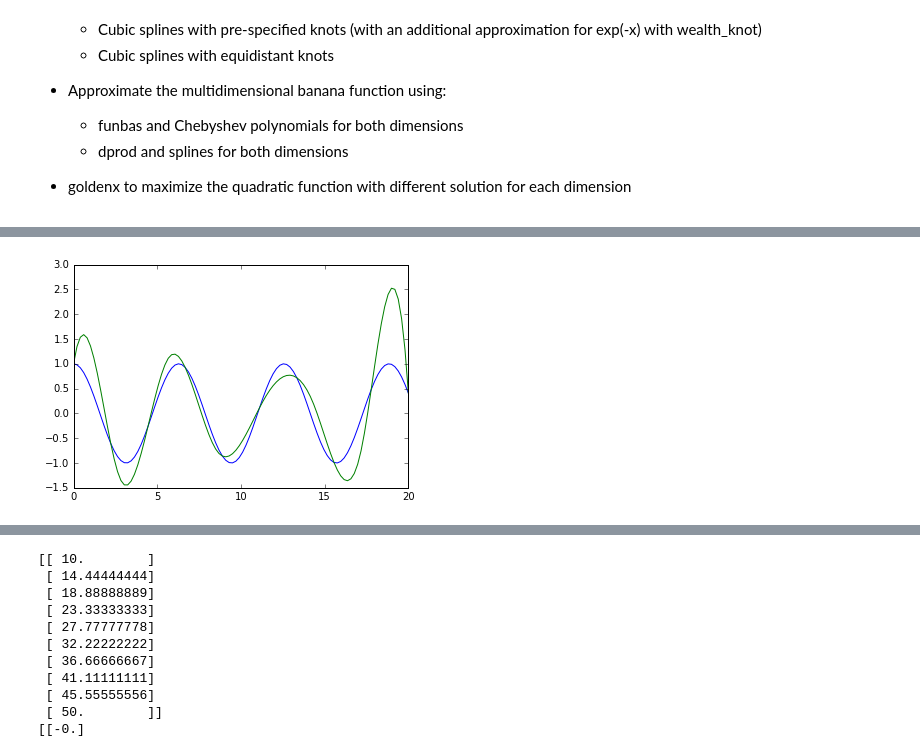
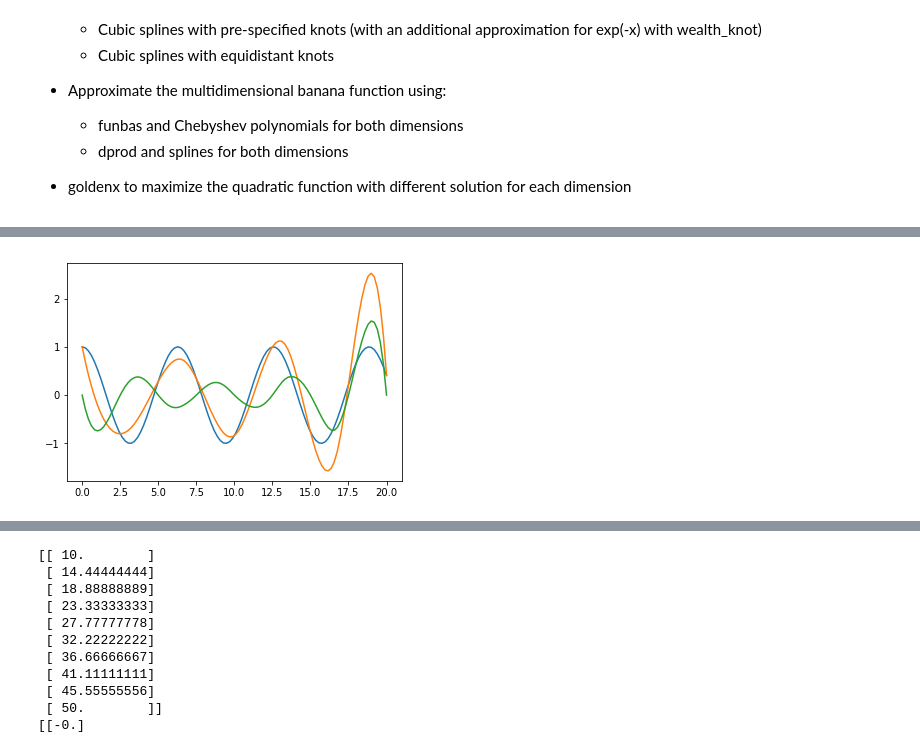
Before and after one commit to lt1245/poly_base, a Jupyter notebook: Laszlo_Tetenyi.ipynb, the cells around one changed output, grey strips where cells are left out. Cells and saved outputs as stored; diff of their text form; code cells hidden in the pictures.

```diff
--- a/Laszlo_Tetenyi.ipynb
+++ b/Laszlo_Tetenyi.ipynb
@@ -574,17 +824,18 @@ plt.show()
 # %%
 #Approximate cos(x) with cubic splines with automatic equidistant knots
-n = 10
+n = 9
 p = (n,0,20)
 x = np.linspace(0,20,n)
 y = np.cos(x)
 Phi=spli_basex(p,x)
 coeff = np.linalg.solve(Phi,y)
 x1 = np.linspace(0,20,100)
 y1 = np.cos(x1)
 Phi1 = spli_basex(p,x1)
 y_approx = Phi1 @ coeff
 plt.plot(x1,y1)
 plt.plot(x1,y_approx)
+plt.plot(x1,y_approx - y1)
 plt.show()
 # %% [output]
-[figure, old version]
+[figure, new version]
```
Also changed, not shown: parts of 23 cells of this notebook, 2 other files.
